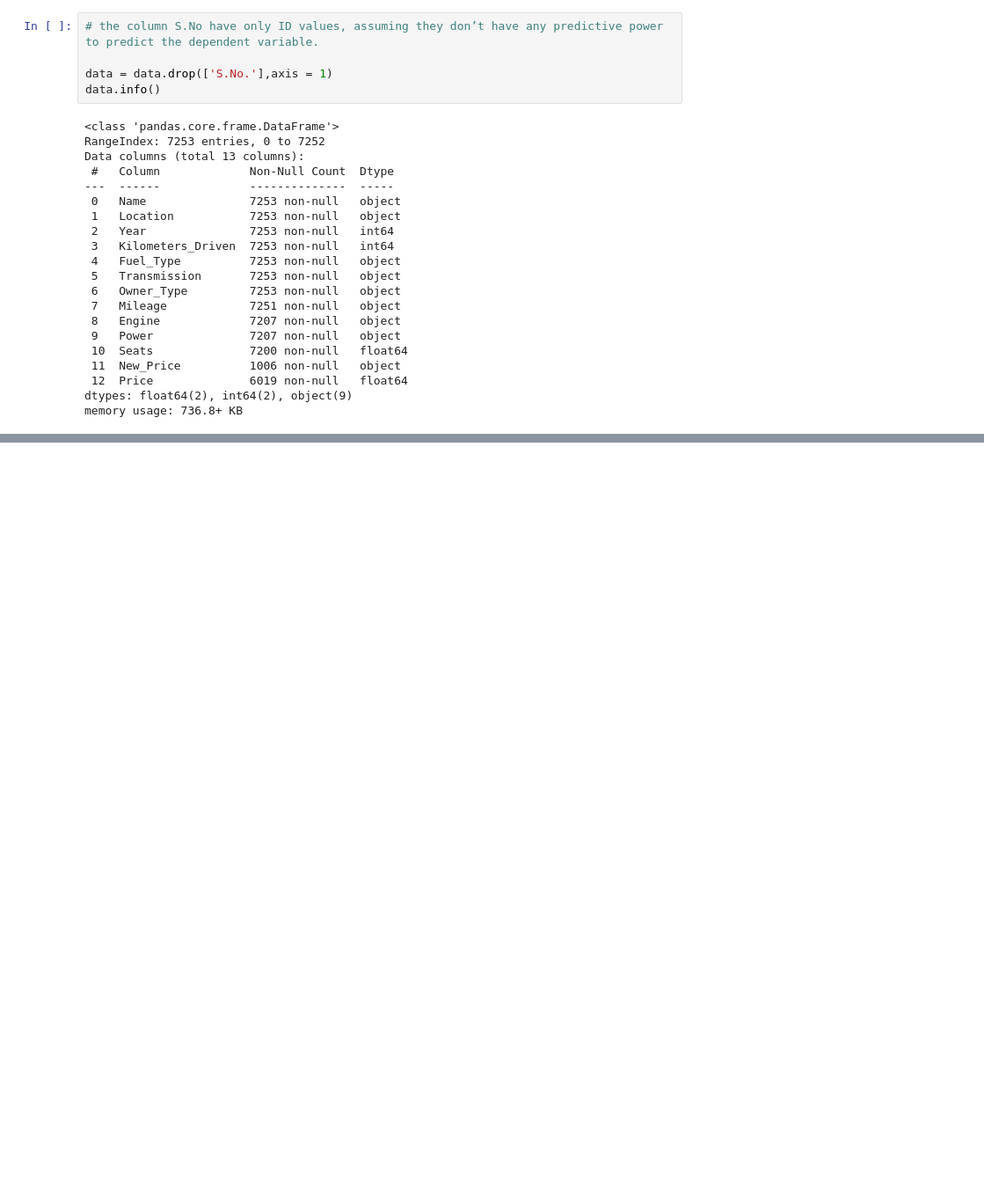
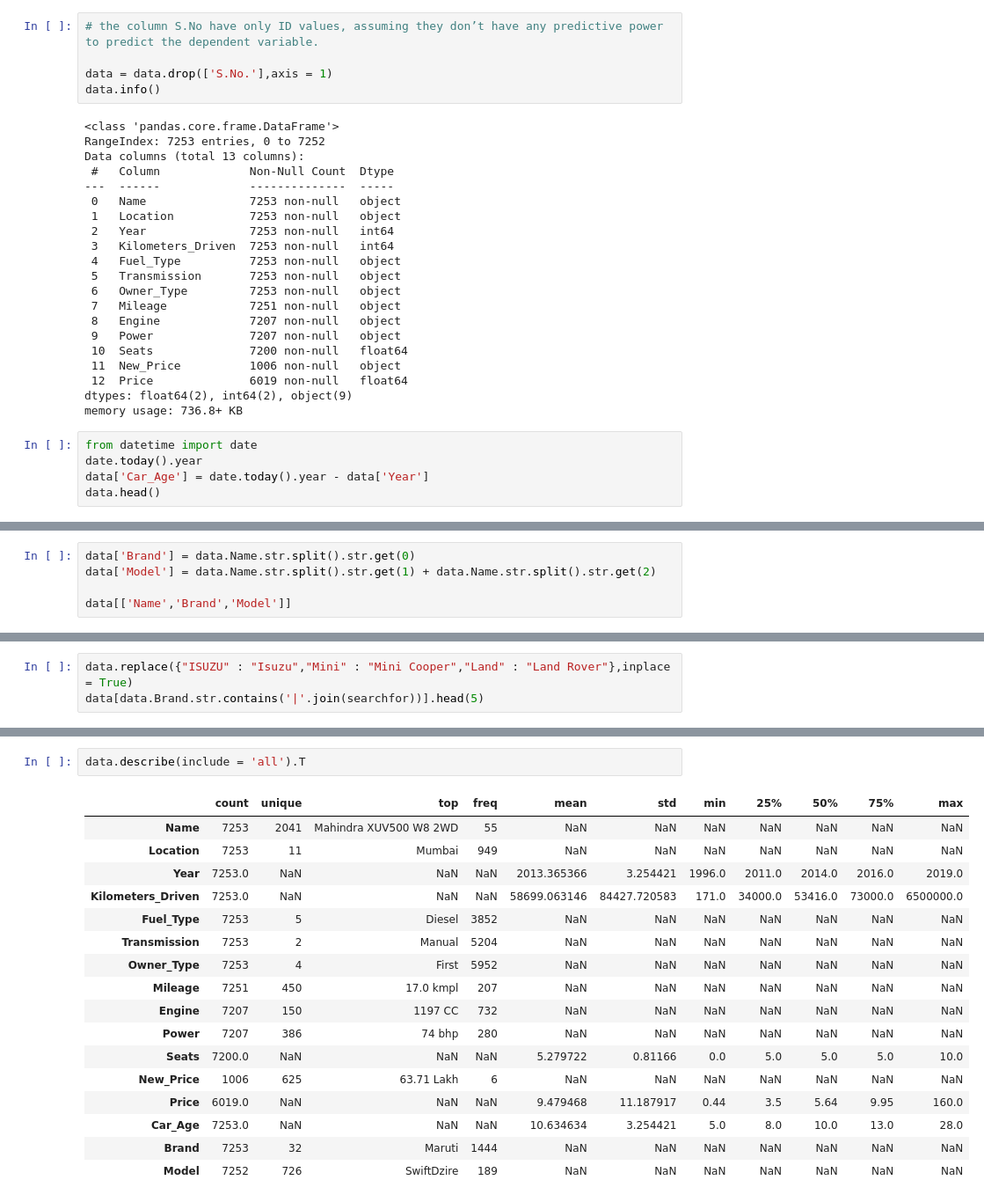
Before and after one commit to ReVuz/Machine_Learning, a Jupyter notebook: EDA_using_python.ipynb, the cells around one changed output, grey strips where cells are left out. Shown at 88% size. Cells and saved outputs as stored; diff of their text form; blank space fills up the shorter version.

```diff
--- a/EDA_using_python.ipynb
+++ b/EDA_using_python.ipynb
@@ -127,3 +129,8 @@ Data columns (total 13 columns):
  12  Price              6019 non-null   float64
 dtypes: float64(2), int64(2), object(9)
 memory usage: 736.8+ KB
+# %%
+from datetime import date
+date.today().year
+data['Car_Age'] = date.today().year - data['Year']
+data.head()
@@ -129,0 +144,5 @@ memory usage: 736.8+ KB
+# %%
+data['Brand'] = data.Name.str.split().str.get(0)
+data['Model'] = data.Name.str.split().str.get(1) + data.Name.str.split().str.get(2)
+
+data[['Name','Brand','Model']]
@@ -129,0 +190,3 @@ memory usage: 736.8+ KB
+# %%
+data.replace({"ISUZU" : "Isuzu","Mini" : "Mini Cooper","Land" : "Land Rover"},inplace = True)
+data[data.Brand.str.contains('|'.join(searchfor))].head(5)
@@ -129,0 +209,20 @@ memory usage: 736.8+ KB
+# %%
+data.describe(include = 'all').T
+# %% [output]
+|  | count | unique | top | freq | mean | std | min | 25% | 50% | 75% | max |
+| Name | 7253 | 2041 | Mahindra XUV500 W8 2WD | 55 | NaN | NaN | NaN | NaN | NaN | NaN | NaN |
+| Location | 7253 | 11 | Mumbai | 949 | NaN | NaN | NaN | NaN | NaN | NaN | NaN |
+| Year | 7253.0 | NaN | NaN | NaN | 2013.365366 | 3.254421 | 1996.0 | 2011.0 | 2014.0 | 2016.0 | 2019.0 |
+| Kilometers_Driven | 7253.0 | NaN | NaN | NaN | 58699.063146 | 84427.720583 | 171.0 | 34000.0 | 53416.0 | 73000.0 | 6500000.0 |
+| Fuel_Type | 7253 | 5 | Diesel | 3852 | NaN | NaN | NaN | NaN | NaN | NaN | NaN |
+| Transmission | 7253 | 2 | Manual | 5204 | NaN | NaN | NaN | NaN | NaN | NaN | NaN |
+| Owner_Type | 7253 | 4 | First | 5952 | NaN | NaN | NaN | NaN | NaN | NaN | NaN |
+| Mileage | 7251 | 450 | 17.0 kmpl | 207 | NaN | NaN | NaN | NaN | NaN | NaN | NaN |
+| Engine | 7207 | 150 | 1197 CC | 732 | NaN | NaN | NaN | NaN | NaN | NaN | NaN |
+| Power | 7207 | 386 | 74 bhp | 280 | NaN | NaN | NaN | NaN | NaN | NaN | NaN |
+| Seats | 7200.0 | NaN | NaN | NaN | 5.279722 | 0.81166 | 0.0 | 5.0 | 5.0 | 5.0 | 10.0 |
+| New_Price | 1006 | 625 | 63.71 Lakh | 6 | NaN | NaN | NaN | NaN | NaN | NaN | NaN |
+| Price | 6019.0 | NaN | NaN | NaN | 9.479468 | 11.187917 | 0.44 | 3.5 | 5.64 | 9.95 | 160.0 |
+| Car_Age | 7253.0 | NaN | NaN | NaN | 10.634634 | 3.254421 | 5.0 | 8.0 | 10.0 | 13.0 | 28.0 |
+| Brand | 7253 | 32 | Maruti | 1444 | NaN | NaN | NaN | NaN | NaN | NaN | NaN |
+| Model | 7252 | 726 | SwiftDzire | 189 | NaN | NaN | NaN | NaN | NaN | NaN | NaN |
```
Also changed, not shown: parts of 8 cells of this notebook.
